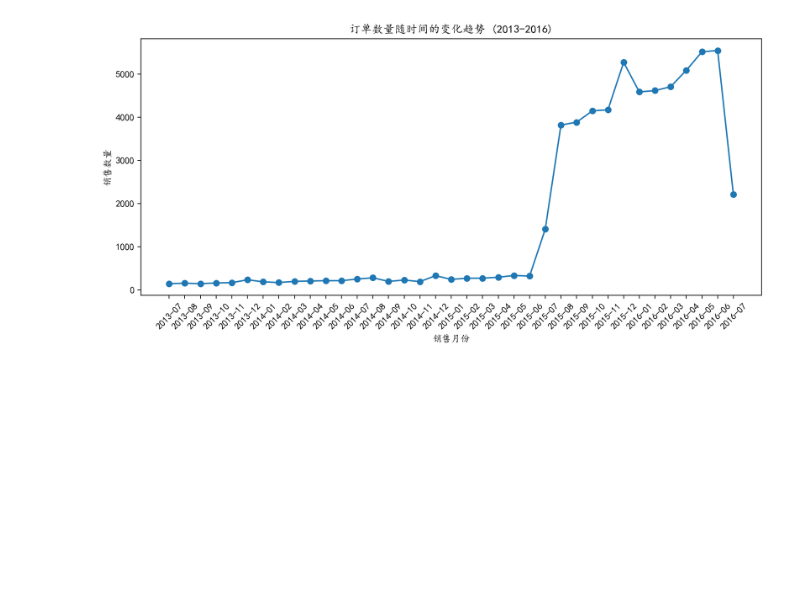
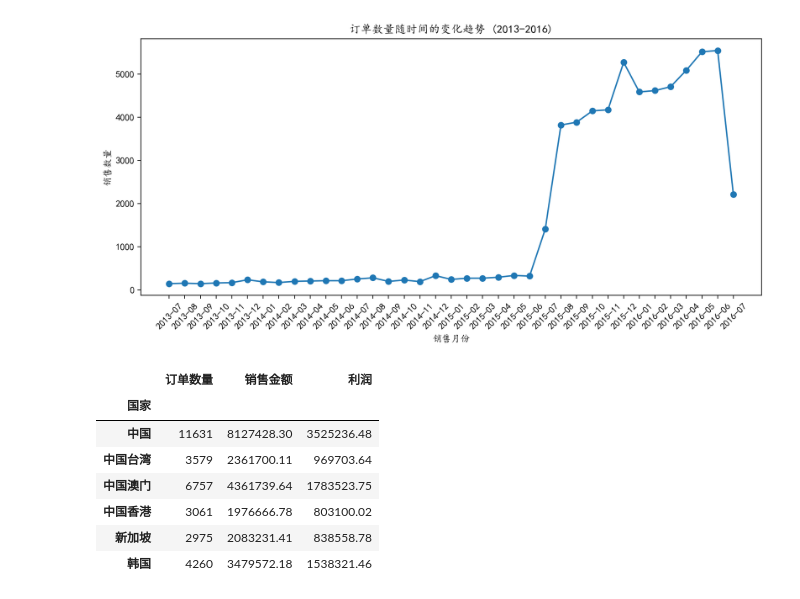
Before and after one commit to JasperJLYu/Pandas, a Jupyter notebook: demos/订单销售数据分析/data_analysis.ipynb, the cells around one changed output. Saved outputs shown, nothing was run; the diff lists cells and outputs as text; code cells hidden in the pictures; blank space fills up the shorter version.

```diff
--- a/demos/订单销售数据分析/data_analysis.ipynb
+++ b/demos/订单销售数据分析/data_analysis.ipynb
@@ -95,3 +95,16 @@ plt.show()
 销售数量       5544
 Name: 35, dtype: object
 [figure]
+# %%
+# 任务3: 统计2016年各个国家的订单数量，销售额
+df_2016_year = df[df["年份"] == 2016]
+df_2016_year.groupby("国家")[["订单数量", "销售金额", "利润"]].sum().round(2)
+# %% [output]
+|  | 订单数量 | 销售金额 | 利润 |
+| 国家 |  |  |  |
+| 中国 | 11631 | 8127428.30 | 3525236.48 |
+| 中国台湾 | 3579 | 2361700.11 | 969703.64 |
+| 中国澳门 | 6757 | 4361739.64 | 1783523.75 |
+| 中国香港 | 3061 | 1976666.78 | 803100.02 |
+| 新加坡 | 2975 | 2083231.41 | 838558.78 |
+| 韩国 | 4260 | 3479572.18 | 1538321.46 |
```
Also changed, not shown: parts of 3 cells of this notebook.
